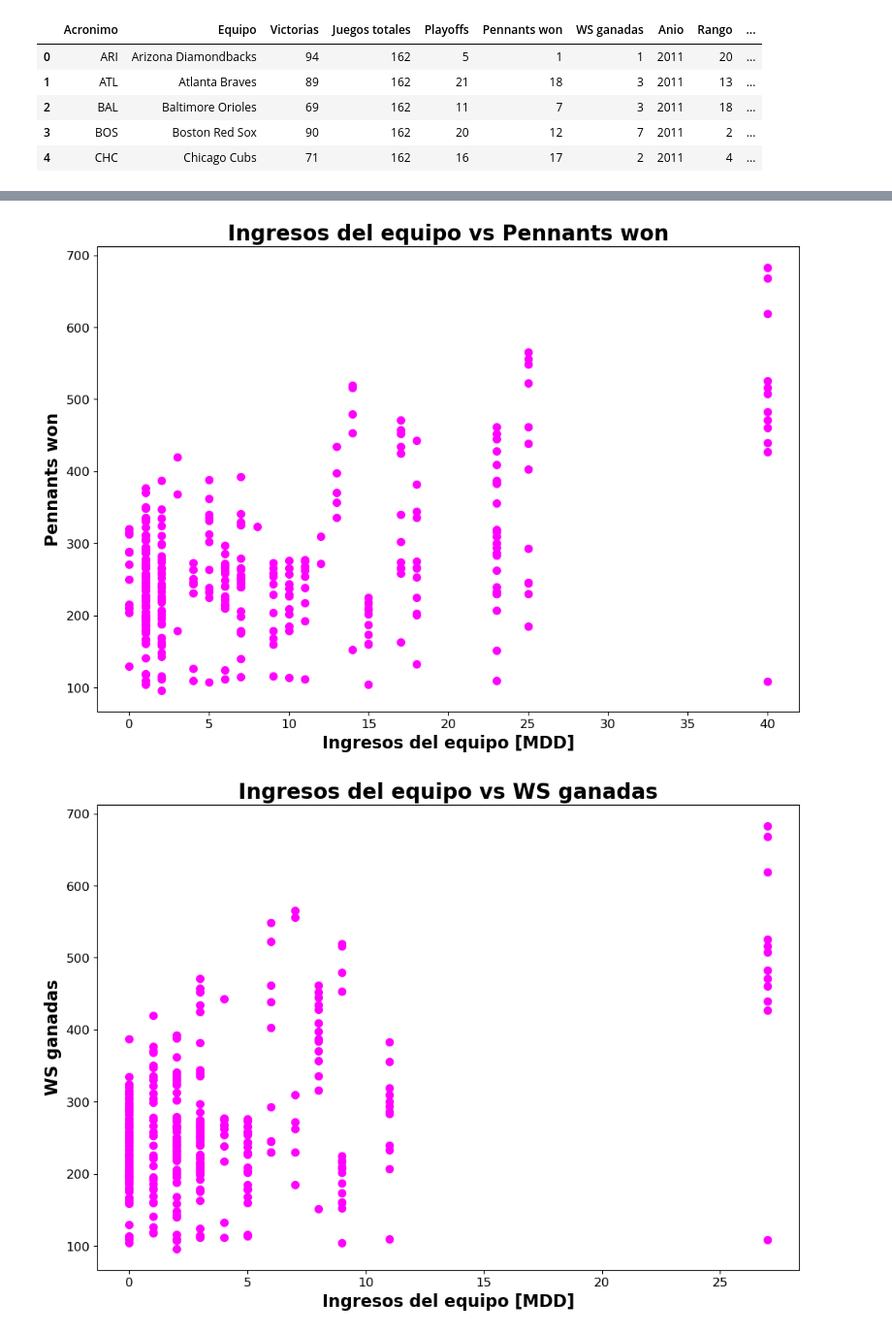
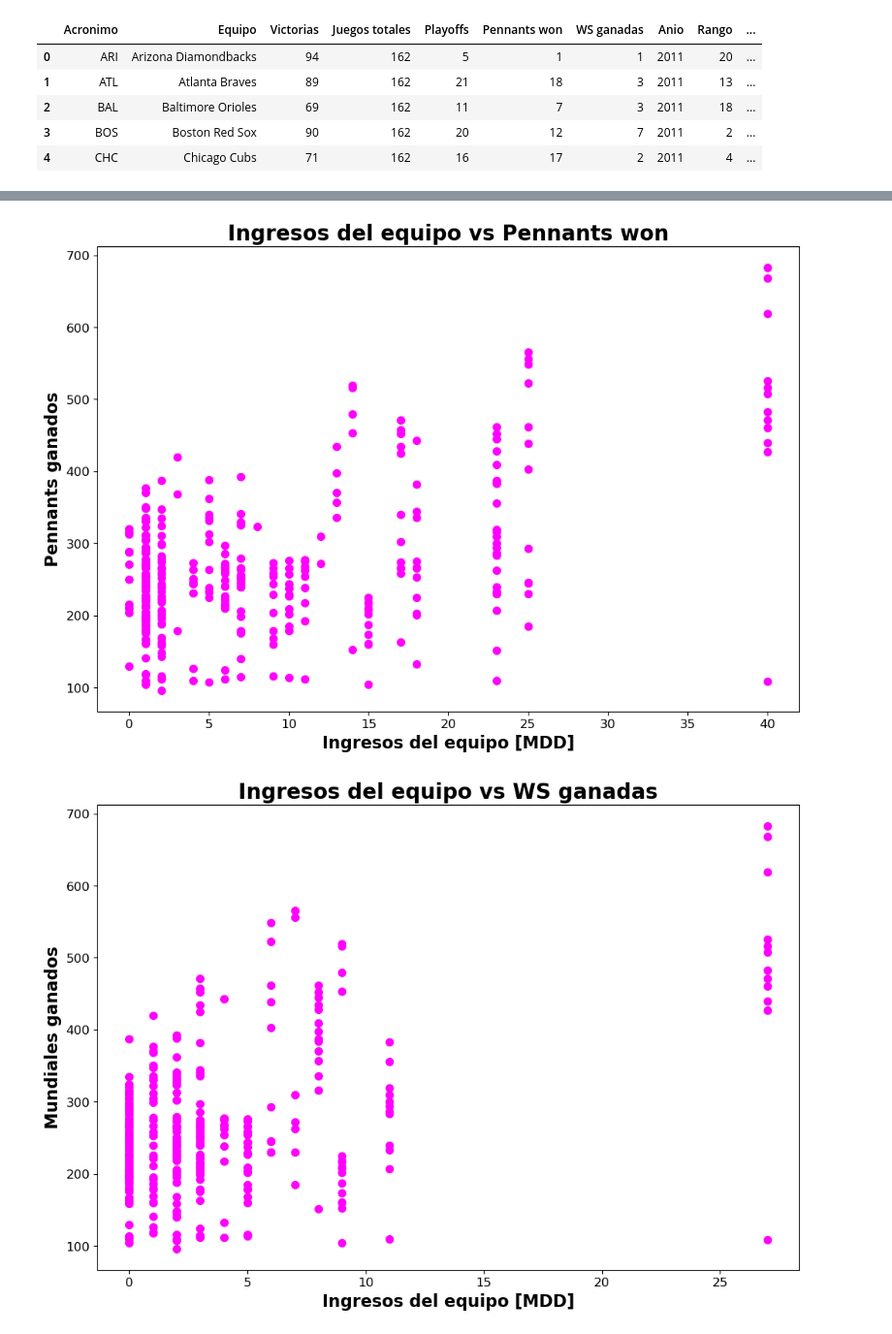
Before and after one commit to PhysTony/MLB_hardball_negotations, a Jupyter notebook: Visualizations/Descriptive_statistics/Panel/Team_Visualizations.ipynb, the cells around one changed output, grey strips where cells are left out. Shown at 97% size. Saved outputs shown, nothing was run; the diff lists cells and outputs as text; code cells hidden in the pictures.

Commit message:
Team ds visual

```diff
--- a/Visualizations/Descriptive_statistics/Panel/Team_Visualizations.ipynb
+++ b/Visualizations/Descriptive_statistics/Panel/Team_Visualizations.ipynb
@@ -64,21 +64,24 @@ Las dimensiones del panel son: (349, 16)
 column_names = ['Victorias', 'Playoffs', 'Pennants won', 'WS ganadas',
                 'Rango', 'Valor_Corriente', '1An_Cambio_Valor%', 'Valor%',
                 'Ingresos_Operando']
+ylabel_names = ['Victorias', 'Playoffs', 'Pennants ganados', 'Mundiales ganados',
+                'Rango', 'Valor Corriente [BDD]', 'Cambio de Valor Anual%', 'Valor%',
+                'Ingresos Operando [MDD]']
 # %%
-for name in column_names:
+for index,name in zip(range(0,len(column_names)),column_names):
     plt.figure(figsize=(12, 8))
     plt.scatter(general_panel[name], general_panel['Ingresos_equipo'], color="magenta", s=50)
     plt.title("Ingresos del equipo vs " + str(name), fontsize=20, fontweight='bold', color='black')
     plt.xlabel('Ingresos del equipo [MDD]', fontsize=16, color='black', fontweight='bold')
-    plt.ylabel(name, fontsize=16, color='black', fontweight='bold')
+    plt.ylabel(ylabel_names[index], fontsize=16, color='black', fontweight='bold')
     plt.xticks(fontsize=12, color='black')
     plt.yticks(fontsize=12, color='black')
     plt.grid(False)  # Desactivar la cuadrícula
     #
     plt.show()
 # %% [output]
 [figure]
 [figure]
-[figure, old version]
+[figure, new version]
-[figure, old version]
+[figure, new version]
 [figure]
```
Also changed, not shown: parts of 3 cells of this notebook.
